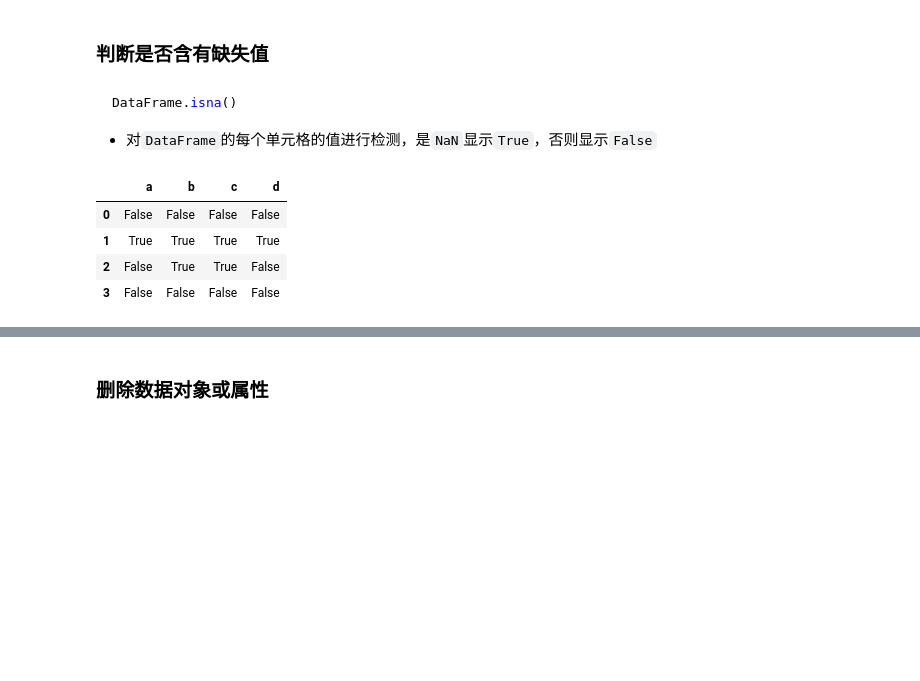
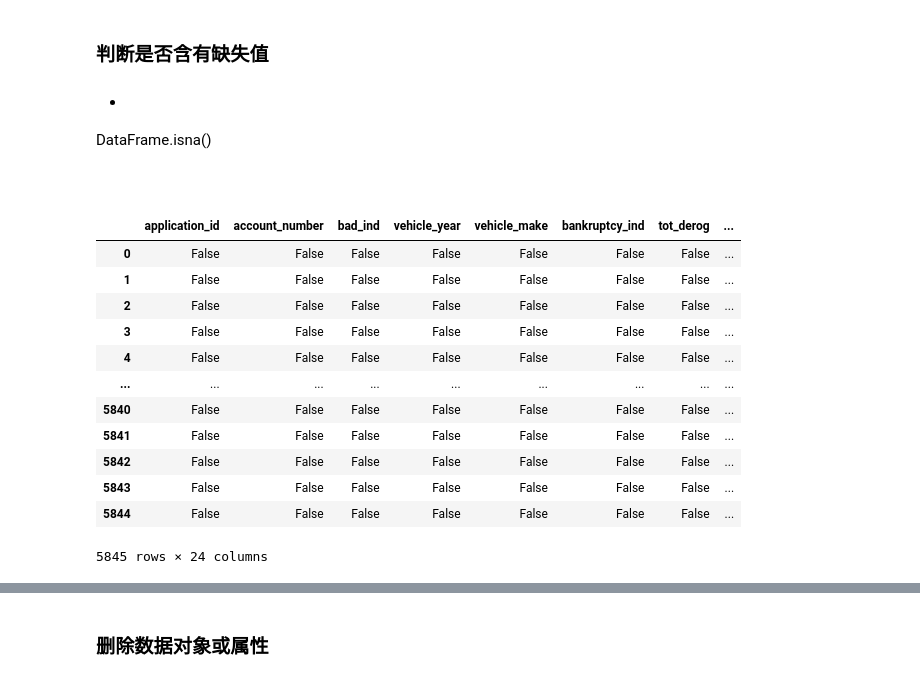
Before and after one commit to christinemu/biz-mining, a Jupyter notebook: DataExplore.ipynb, the cells around one changed output, grey strips where cells are left out. Cells and saved outputs as stored; diff of their text form; code cells hidden in the pictures; blank space fills up the shorter version.

Commit message:
dataAnalysis1021

````diff
--- a/DataExplore.ipynb
+++ b/DataExplore.ipynb
@@ -1016,3 +927,5 @@ hDf.describe()
+# %%
+accept = pd.read_csv('./data/pandas/accepts.csv')
 # %% [markdown]
 ## 缺失值（missing value）
 # %% [markdown]
@@ -1032,15 +948,22 @@ dfNa
 # %% [markdown]
 ### 判断是否含有缺失值
 # %% [markdown]
-```python
+- ```python
 DataFrame.isna()
 ```
-- 对`DataFrame`的每个单元格的值进行检测，是`NaN`显示`True`，否则显示`False`
 # %%
-dfNa.isna()
+accept.isna()
 # %% [output]
-|  | a | b | c | d |
-| 0 | False | False | False | False |
-| 1 | True | True | True | True |
-| 2 | False | True | True | False |
-| 3 | False | False | False | False |
+|  | application_id | account_number | bad_ind | vehicle_year | vehicle_make | bankruptcy_ind | tot_derog | ... |
+| 0 | False | False | False | False | False | False | False | ... |
+| 1 | False | False | False | False | False | False | False | ... |
+| 2 | False | False | False | False | False | False | False | ... |
+| 3 | False | False | False | False | False | False | False | ... |
+| 4 | False | False | False | False | False | False | False | ... |
+| ... | ... | ... | ... | ... | ... | ... | ... | ... |
+| 5840 | False | False | False | False | False | False | False | ... |
+| 5841 | False | False | False | False | False | False | False | ... |
+| 5842 | False | False | False | False | False | False | False | ... |
+| 5843 | False | False | False | False | False | False | False | ... |
+| 5844 | False | False | False | False | False | False | False | ... |
+5845 rows × 24 columns
````
Also changed, not shown: parts of 89 cells of this notebook, 4 other files.
